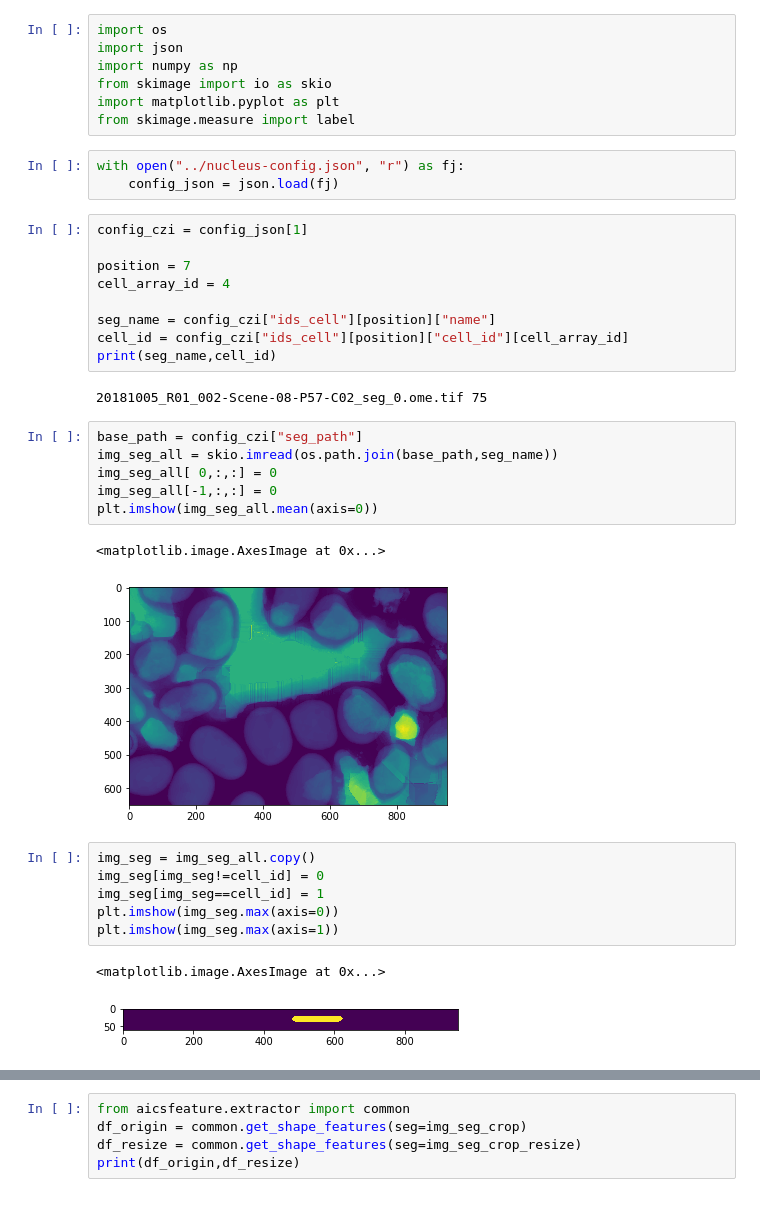
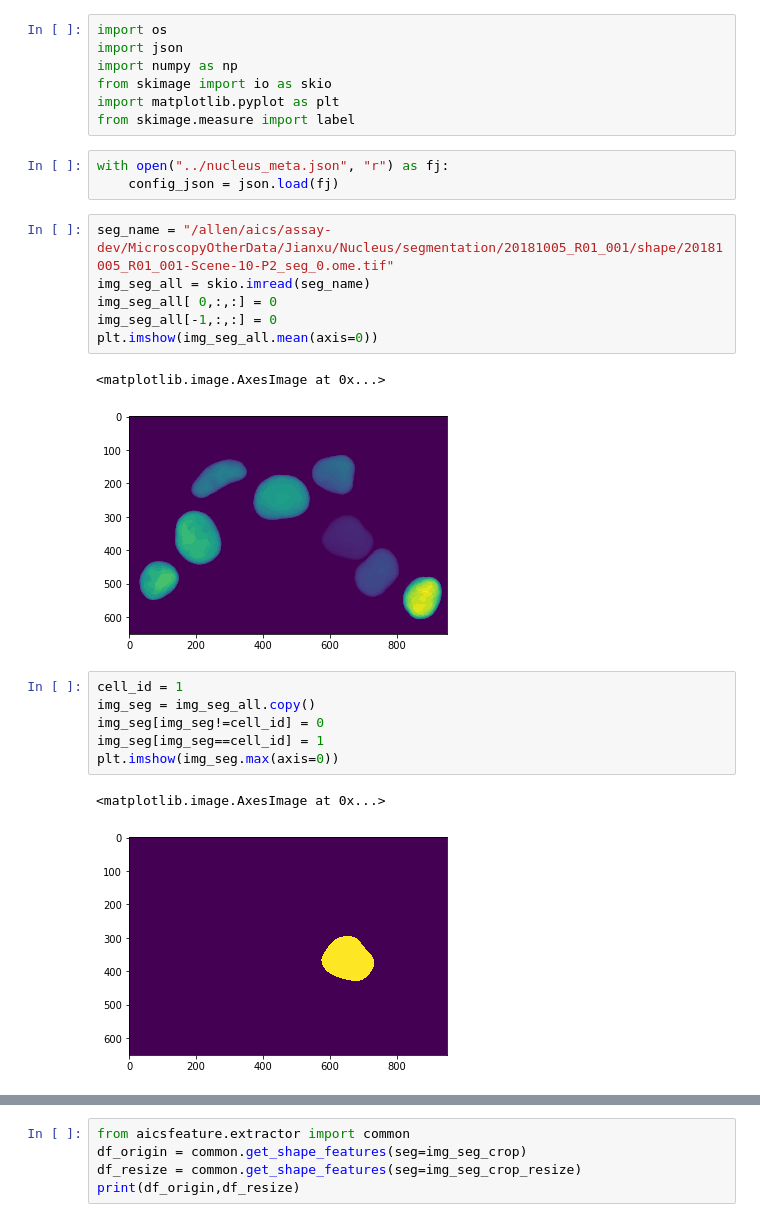
Before and after one commit to AllenInstitute/qcb-analysis, a Jupyter notebook: data-scripts/misc/inspect_nucleus.ipynb, the cells around one changed output, grey strips where cells are left out. Drawn from its saved outputs; the diff is of its cells as text.

Commit message:
Changes to get big nucleus data running

```diff
--- a/data-scripts/misc/inspect_nucleus.ipynb
+++ b/data-scripts/misc/inspect_nucleus.ipynb
@@ -6,37 +6,26 @@ from skimage import io as skio
 import matplotlib.pyplot as plt
 from skimage.measure import label
 # %%
-with open("../nucleus-config.json", "r") as fj:
+with open("../nucleus_meta.json", "r") as fj:
     config_json = json.load(fj)
-# %%
-config_czi = config_json[1]
-
-position = 7
-cell_array_id = 4
-
-seg_name = config_czi["ids_cell"][position]["name"]
-cell_id = config_czi["ids_cell"][position]["cell_id"][cell_array_id]
-print(seg_name,cell_id)
-# %% [output]
-20181005_R01_002-Scene-08-P57-C02_seg_0.ome.tif 75
 # %%
-base_path = config_czi["seg_path"]
-img_seg_all = skio.imread(os.path.join(base_path,seg_name))
+seg_name = "/allen/aics/assay-dev/MicroscopyOtherData/Jianxu/Nucleus/segmentation/20181005_R01_001/shape/20181005_R01_001-Scene-10-P2_seg_0.ome.tif"
+img_seg_all = skio.imread(seg_name)
 img_seg_all[ 0,:,:] = 0
 img_seg_all[-1,:,:] = 0
 plt.imshow(img_seg_all.mean(axis=0))
 # %% [output]
 <matplotlib.image.AxesImage at 0x...>
-[figure, old version]
+[figure, new version]
 # %%
+cell_id = 1
 img_seg = img_seg_all.copy()
 img_seg[img_seg!=cell_id] = 0
 img_seg[img_seg==cell_id] = 1
 plt.imshow(img_seg.max(axis=0))
-plt.imshow(img_seg.max(axis=1))
 # %% [output]
 <matplotlib.image.AxesImage at 0x...>
-[figure, old version]
+[figure, new version]
 # %%
 print(img_seg.shape[0]*img_seg.shape[1]*img_seg.shape[2])
 img_seg = label(img_seg)
```
Also changed, not shown: parts of 9 cells of this notebook, 6 other files.
